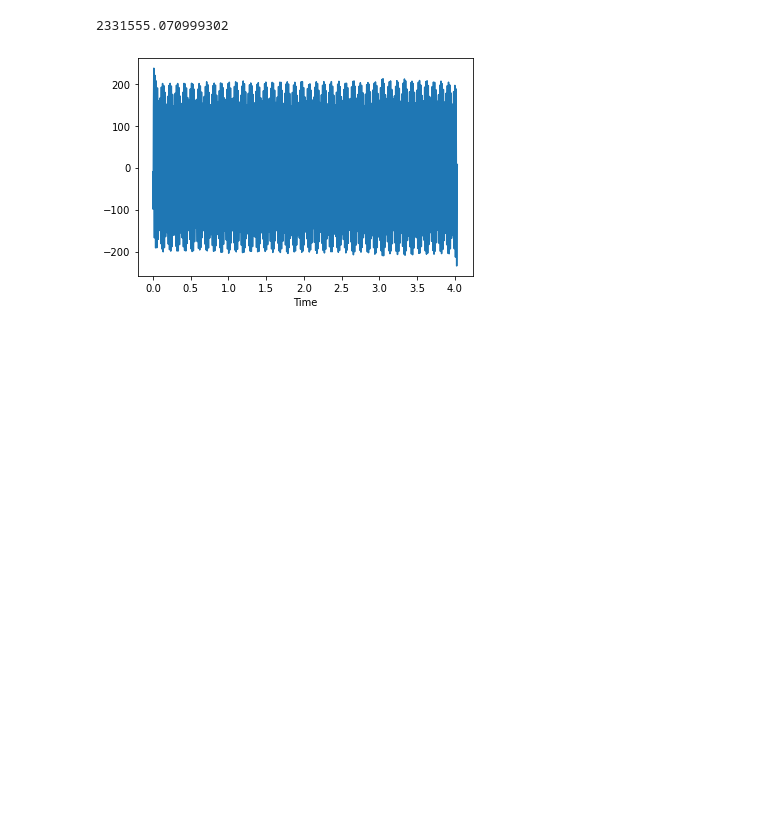
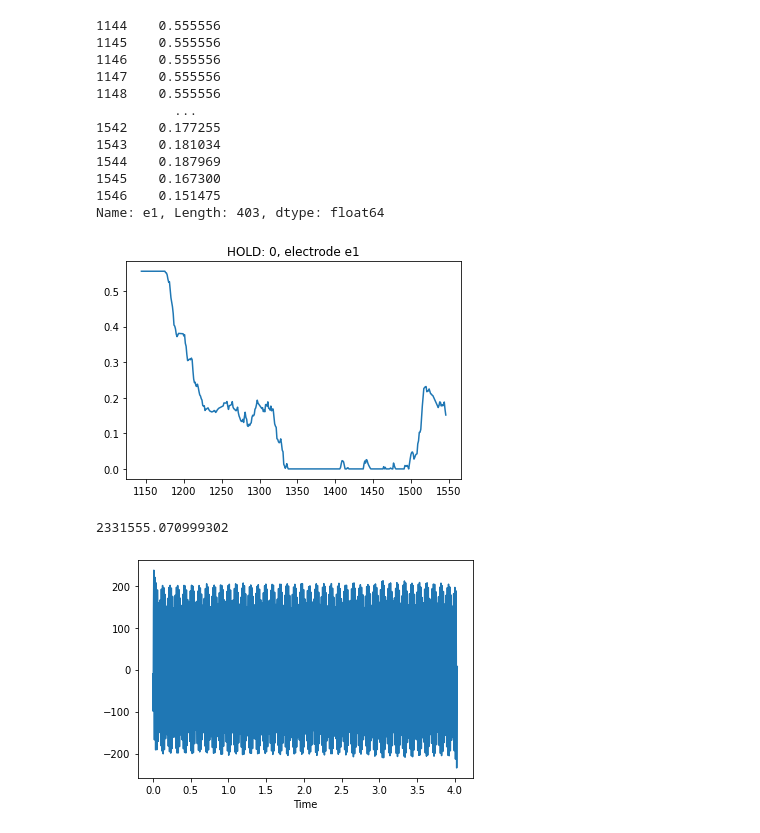
Before and after one commit to NeuroTech-UCSD/aeroMus, a Jupyter notebook: Project-Data/pyemg.ipynb, the cells around one changed output. Cells and saved outputs as stored; diff of their text form; code cells hidden in the pictures; blank space fills up the shorter version.

```diff
--- a/Project-Data/pyemg.ipynb
+++ b/Project-Data/pyemg.ipynb
@@ -42,8 +42,9 @@ def process_signal(signal):
 # %%
 def plot_emg(cat_dict, category, instance, electrode, plot=True):
     signal = cat_dict[category][instance][electrode]
-    emg = process_signal(signal)
+    #emg = process_signal(signal)
     if plot:
-        emg.plot()
-        #plt.title(f'{category}: {instance}, electrode {electrode}')
-    return emg
+        #emg.plot()
+        plt.plot(signal)
+        plt.title(f'{category}: {instance}, electrode {electrode}')
+    return signal #emg
@@ -50,3 +82,19 @@ def plot_emg(cat_dict, category, instance, electrode, plot=True):
+# %%
+plot_emg(cat_instances3, 'HOLD', 0, 'e1')
+# %% [output]
+1144    0.555556
+1145    0.555556
+1146    0.555556
+1147    0.555556
+1148    0.555556
+          ...
+1542    0.177255
+1543    0.181034
+1544    0.187969
+1545    0.167300
+1546    0.151475
+Name: e1, Length: 403, dtype: float64
+[figure, added]
 # %%
 sess0_data = 'test_sess1_data.txt'
 sess0_metadata = 'test_sess1_metadata.txt'
```
Also changed, not shown: parts of 11 cells of this notebook, 3 other files.
